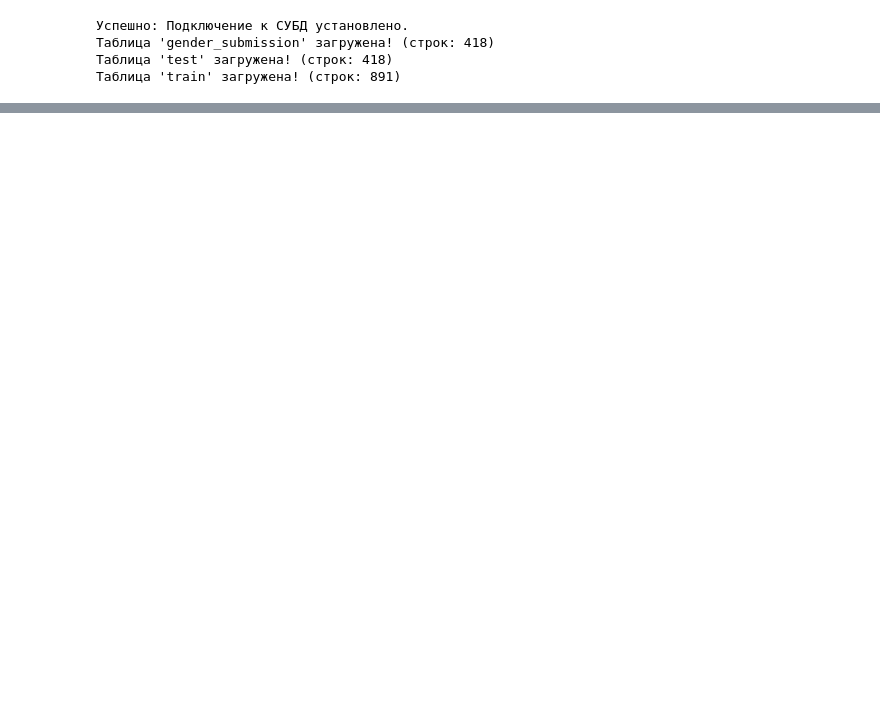
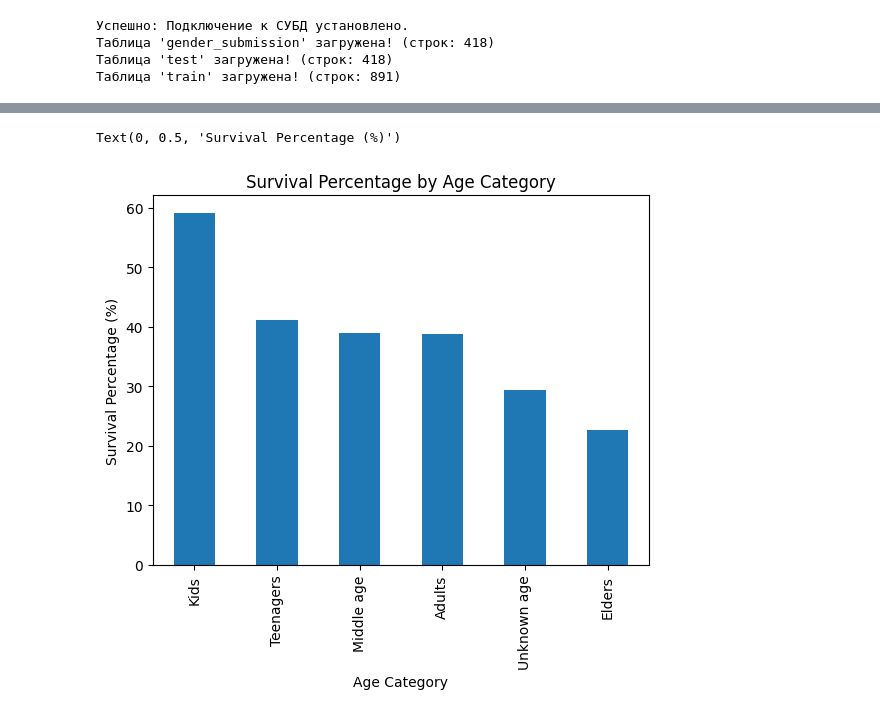
Before and after one commit to aizaszt/Titanic, a Jupyter notebook: notebooks/EDA.ipynb, the cells around one changed output, grey strips where cells are left out. Drawn from its saved outputs; the diff is of its cells as text; code cells hidden in the pictures; blank space fills up the shorter version.

```diff
--- a/notebooks/EDA.ipynb
+++ b/notebooks/EDA.ipynb
@@ -30,0 +53,30 @@ else:
+# %%
+age_category = pd.cut(
+	train["Age"],
+	bins=[-1, 13, 18, 40, 60, float("inf")],
+	labels=["Kids", "Teenagers", "Adults", "Middle age", "Elders"],
+)
+age_category = age_category.cat.add_categories(["Unknown age"]).fillna("Unknown age")
+
+age_stats = (
+	train.assign(Age_Category=age_category)
+	.groupby("Age_Category", observed=True)
+	.agg(
+		total_passengers=("PassengerId", "size"),
+		survival_percentage=("Survived", lambda x: x.mean() * 100),
+	)
+	.reset_index()
+	.sort_values("survival_percentage", ascending=False)
+)
+
+ax = age_stats.plot.bar(
+	x="Age_Category",
+	y="survival_percentage",
+	title="Survival Percentage by Age Category",
+	legend=False,
+)
+ax.set_xlabel("Age Category")
+ax.set_ylabel("Survival Percentage (%)")
+# %% [output]
+Text(0, 0.5, 'Survival Percentage (%)')
+[figure, added]
```
Also changed, not shown: parts of 8 cells of this notebook, 1 other file.
